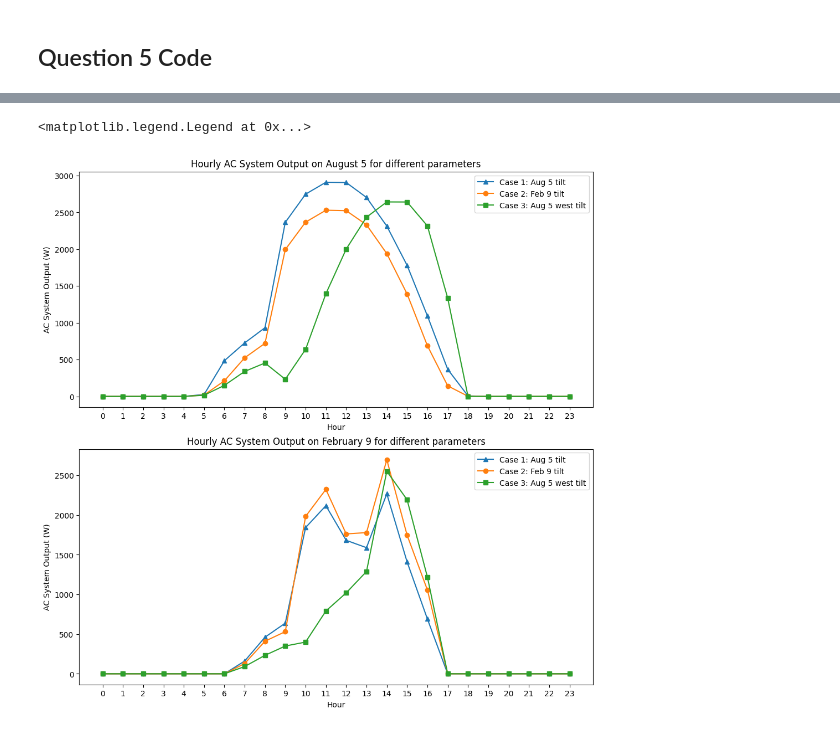
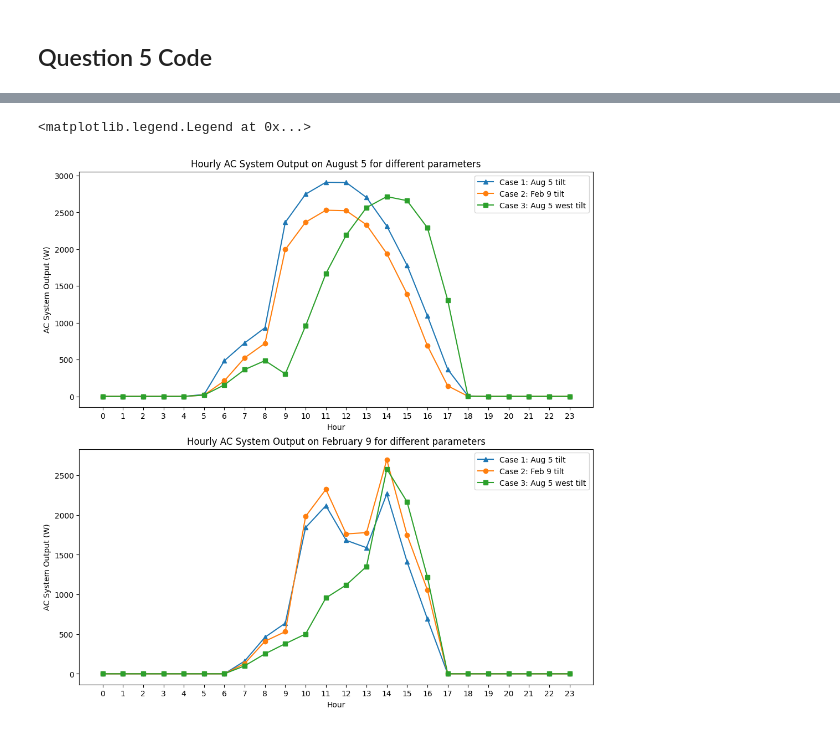
Before and after one commit to WeiLuya/mae119_code, a Jupyter notebook: hw1/MAE119_HW1.ipynb, the cells around one changed output, grey strips where cells are left out. Saved outputs shown, nothing was run; the diff lists cells and outputs as text; code cells hidden in the pictures.

```diff
--- a/hw1/MAE119_HW1.ipynb
+++ b/hw1/MAE119_HW1.ipynb
@@ -139,33 +139,33 @@ def read_hourly_csv(file_path, month, day):
 # %%
 b1 = read_hourly_csv('pvwatts_hourly0805.csv', 8, 5)
 b2 = read_hourly_csv('pvwatts_hourly0209.csv', 8, 5)
-b3 = read_hourly_csv('pvwatts_hourly0805_west.csv', 8, 5)
+b3 = read_hourly_csv('pvwatts_hourly_west.csv', 8, 5)
 
 c1 = read_hourly_csv('pvwatts_hourly0805.csv', 2, 9)
 c2 = read_hourly_csv('pvwatts_hourly0209.csv', 2, 9)
-c3 = read_hourly_csv('pvwatts_hourly0805_west.csv', 2, 9)
+c3 = read_hourly_csv('pvwatts_hourly_west.csv', 2, 9)
 
 fig, (ax1, ax2) = plt.subplots(2, figsize=(10, 10), layout='constrained')
 
 ax1.plot(b1[-1], marker='^', label='Case 1: Aug 5 tilt')
 ax1.plot(b2[-1], marker='o', label='Case 2: Feb 9 tilt')
 ax1.plot(b3[-1], marker='s', label='Case 3: Aug 5 west tilt')
 
 ax1.set_title('Hourly AC System Output on August 5 for different parameters')
 ax1.set_ylabel('AC System Output (W)')
 ax1.set_xticks(np.arange(24), np.arange(24))
 ax1.set_xlabel('Hour')
 ax1.legend()
 
 ax2.plot(c1[-1], marker='^', label='Case 1: Aug 5 tilt')
 ax2.plot(c2[-1], marker='o', label='Case 2: Feb 9 tilt')
 ax2.plot(c3[-1], marker='s', label='Case 3: Aug 5 west tilt')
 
 ax2.set_title('Hourly AC System Output on February 9 for different parameters')
 ax2.set_ylabel('AC System Output (W)')
 ax2.set_xticks(np.arange(24), np.arange(24))
 ax2.set_xlabel('Hour')
 ax2.legend()
 # %% [output]
 <matplotlib.legend.Legend at 0x...>
-[figure, old version]
+[figure, new version]
```
Also changed, not shown: parts of 2 cells of this notebook.
